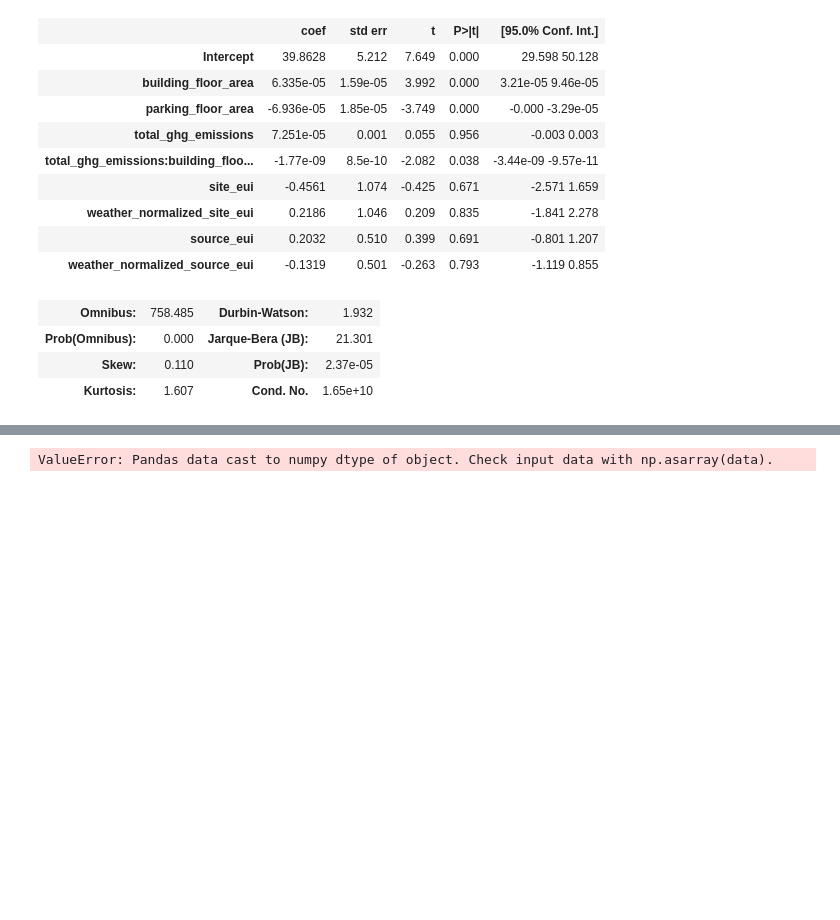
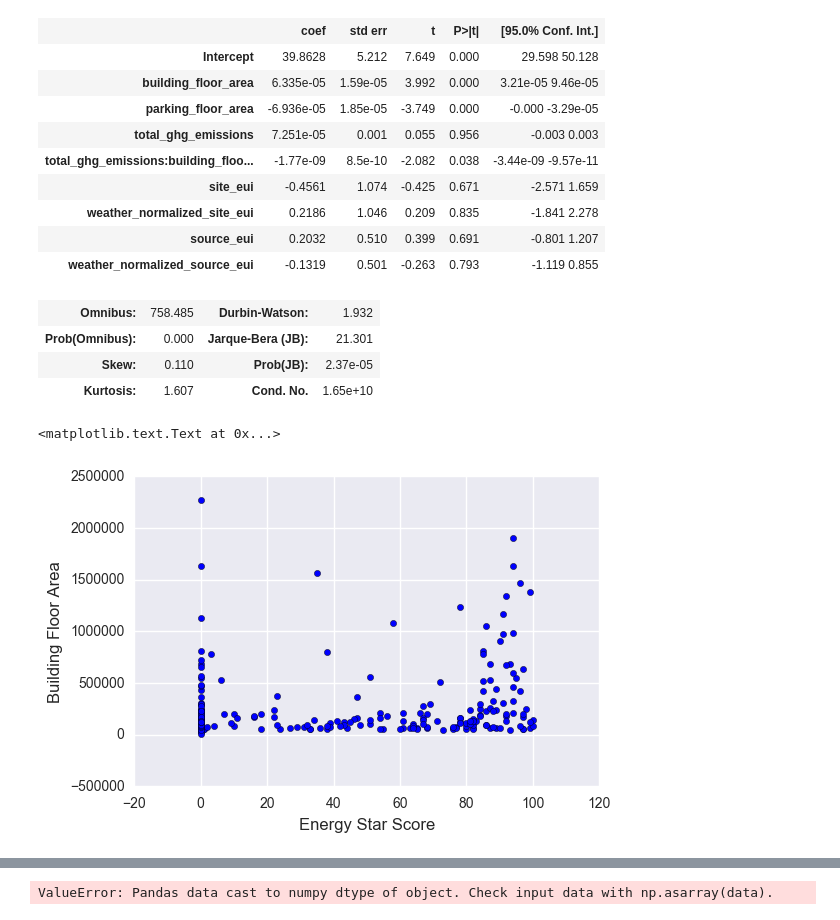
Before and after one commit to rosiehoyem/metis-projects, a Jupyter notebook: luther/notebooks/Property Regression.ipynb, the cells around one changed output, grey strips where cells are left out. Cells and saved outputs as stored; diff of their text form; code cells hidden in the pictures; blank space fills up the shorter version.

```diff
--- a/luther/notebooks/Property Regression.ipynb
+++ b/luther/notebooks/Property Regression.ipynb
@@ -106,3 +116,6 @@ Name: primary_property_type, dtype: int64
+# %%
+
+private["property_category"] = private["primary_property_type"].astype('category')
 # %%
 private.shape
 # %% [output]
@@ -240,3 +253,13 @@ OLS Regression Results
 | Prob(Omnibus): | 0.000 | Jarque-Bera (JB): | 21.301 |
 | Skew: | 0.110 | Prob(JB): | 2.37e-05 |
 | Kurtosis: | 1.607 | Cond. No. | 1.65e+10 |
+# %%
+ess = private['energy_star_score']
+bfa = private['building_floor_area']
+# plt.figure(figsize=(10,3))
+plt.scatter(ess,bfa);
+plt.xlabel('Energy Star Score', fontsize=12)
+plt.ylabel('Building Floor Area', fontsize=12)
+# %% [output]
+<matplotlib.text.Text at 0x...>
+[figure, added]
```
Also changed, not shown: parts of 3 cells of this notebook, 4 other files.
